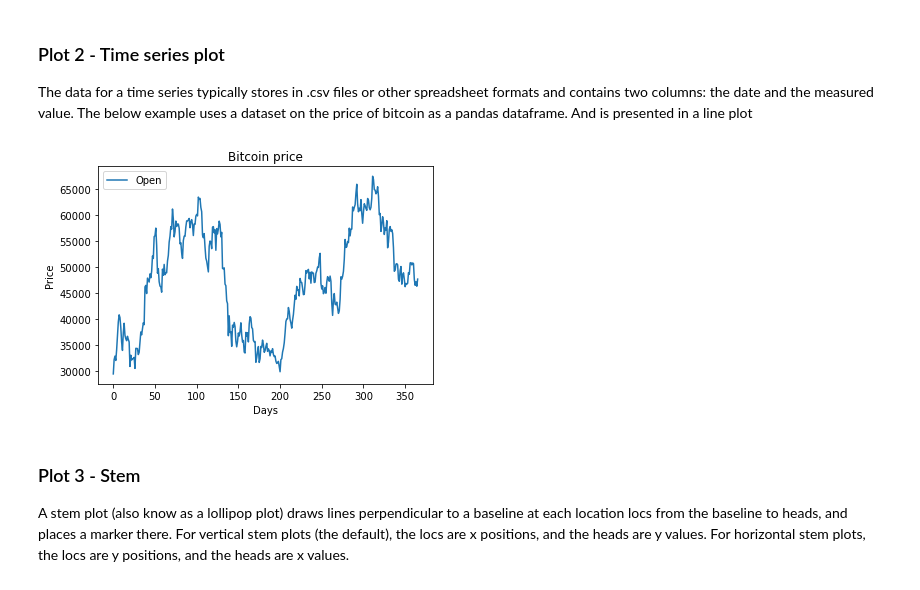
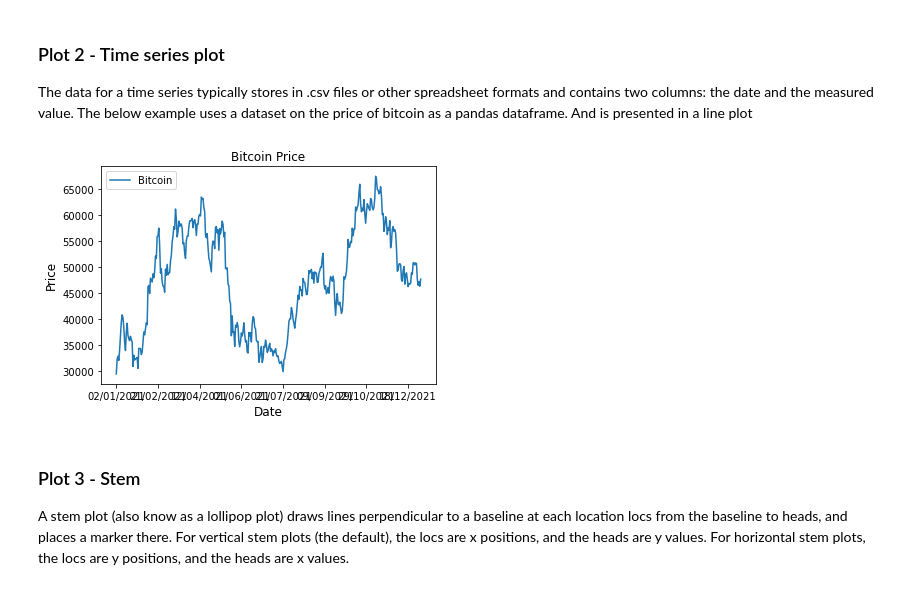
Before and after one commit to susehenry/Fundamentals-of-Data-Analysis, a Jupyter notebook: pyplot.ipynb, the cells around one changed output. Drawn from its saved outputs; the diff is of its cells as text; code cells hidden in the pictures.

```diff
--- a/pyplot.ipynb
+++ b/pyplot.ipynb
@@ -36,20 +106,42 @@ plt.show()
 
 The data for a time series typically stores in .csv files or other spreadsheet formats and contains two columns: the date and the measured value. The below example uses a dataset on the price of bitcoin as a pandas dataframe. And is presented in a line plot
 # %%
-#plot 2 code
+#plot 1
+#time series
 
-import datetime
 
+#read csv data
 btc = pd.read_csv ("BTC-USD.csv")
 
-
+#put csv date into a dataframe
 df = btc[['Date','Open']]
 
-df.plot(title='Bitcoin price', xlabel ='Days', ylabel='Price')
+
+
+#define data
+x= "Date"
+y= "Open"
+
+#set plot
+df.plot (x, y,)
+
+
+
+#labels
+plt.xlabel('Date', fontsize=12)
+plt.ylabel('Price', fontsize=12)
+
+#titiel
+plt.title ("Bitcoin Price")
+
+
+#set plot legend
+plt.legend (['Bitcoin'])
+
 
 plt.show()
 # %% [output]
-[figure, old version]
+[figure, new version]
 # %% [markdown]
 ### Plot 3 - Stem
 A stem plot (also know as a lollipop plot) draws lines perpendicular to a baseline at each location locs from the baseline to heads, and places a marker there. For vertical stem plots (the default), the locs are x positions, and the heads are y values. For horizontal stem plots, the locs are y positions, and the heads are x values.
```
Also changed, not shown: parts of 5 cells of this notebook.
